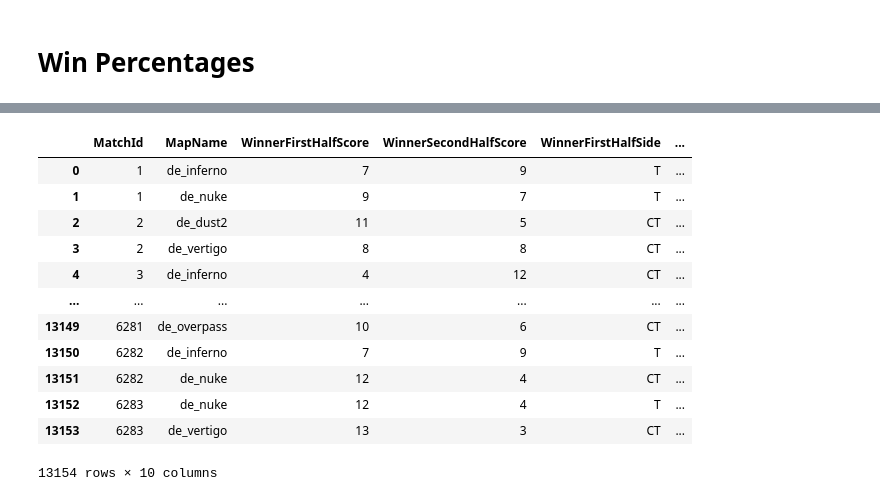
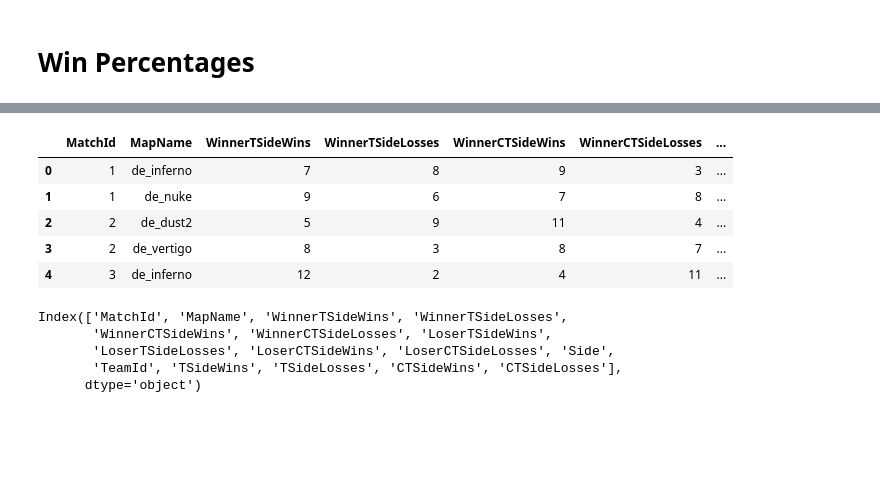
Before and after one commit to guidopetri/csgo-map-bandits, a Jupyter notebook: EDA_awd.ipynb, the cells around one changed output, grey strips where cells are left out. Saved outputs shown, nothing was run; the diff lists cells and outputs as text; code cells hidden in the pictures; blank space fills up the shorter version.

```diff
--- a/EDA_awd.ipynb
+++ b/EDA_awd.ipynb
@@ -599,2 +576,0 @@ def winner_CT_side_losses(row):
-# %%
-demos_small['T_FirstHalfScore'] = demos_small.apply(axis=1)
@@ -626,16 +577,44 @@ demos_small.melt(id_vars=['MatchId','MapName'],value_vars=['WinnerFirstHalfScore
-# %%
-demos_small
-# %% [output]
-|  | MatchId | MapName | WinnerFirstHalfScore | WinnerSecondHalfScore | WinnerFirstHalfSide | ... |
-| 0 | 1 | de_inferno | 7 | 9 | T | ... |
-| 1 | 1 | de_nuke | 9 | 7 | T | ... |
-| 2 | 2 | de_dust2 | 11 | 5 | CT | ... |
-| 3 | 2 | de_vertigo | 8 | 8 | CT | ... |
-| 4 | 3 | de_inferno | 4 | 12 | CT | ... |
-| ... | ... | ... | ... | ... | ... | ... |
-| 13149 | 6281 | de_overpass | 10 | 6 | CT | ... |
-| 13150 | 6282 | de_inferno | 7 | 9 | T | ... |
-| 13151 | 6282 | de_nuke | 12 | 4 | CT | ... |
-| 13152 | 6283 | de_nuke | 12 | 4 | T | ... |
-| 13153 | 6283 | de_vertigo | 13 | 3 | CT | ... |
-13154 rows × 10 columns
+# %%
+temp = demos_small.apply(create_side_wins,axis=1)
+demos_winloss = (pd.DataFrame.from_dict(temp.tolist())
+                 .rename(columns={
+                     0 : 'WinnerTSideWins',
+                     1 : 'WinnerTSideLosses',
+                     2 : 'WinnerCTSideWins',
+                     3 : 'WinnerCTSideLosses',
+                     4 : 'LoserTSideWins',
+                     5 : 'LoserTSideLosses',
+                     6 : 'LoserCTSideWins',
+                     7 : 'LoserCTSideLosses'
+                 }
+                        )
+                )
+# %%
+demos_winloss = demos_small.join(demos_winloss)
+# %%
+
+long_df = pd.melt(demos_winloss,
+                  id_vars=[
+                      'MatchId',
+                      'MapName',
+                      'WinnerTSideWins',
+                      'WinnerTSideLosses',
+                      'WinnerCTSideWins',
+                      'WinnerCTSideLosses',
+                      'LoserTSideWins',
+                      'LoserTSideLosses',
+                      'LoserCTSideWins',
+                      'LoserCTSideLosses'
+                  ],
+                  value_vars = ['WinnerId','LoserId'],
+                  var_name='Side',
+                  value_name='TeamId')
+# %%
+long_df.head()
+# %% [output]
+|  | MatchId | MapName | WinnerTSideWins | WinnerTSideLosses | WinnerCTSideWins | WinnerCTSideLosses | ... |
+| 0 | 1 | de_inferno | 7 | 8 | 9 | 3 | ... |
+| 1 | 1 | de_nuke | 9 | 6 | 7 | 8 | ... |
+| 2 | 2 | de_dust2 | 5 | 9 | 11 | 4 | ... |
+| 3 | 2 | de_vertigo | 8 | 3 | 8 | 7 | ... |
+| 4 | 3 | de_inferno | 12 | 2 | 4 | 11 | ... |
@@ -641,0 +653,8 @@ demos_small
+# %%
+long_side_win_loss.columns
+# %% [output]
+Index(['MatchId', 'MapName', 'WinnerTSideWins', 'WinnerTSideLosses',
+       'WinnerCTSideWins', 'WinnerCTSideLosses', 'LoserTSideWins',
+       'LoserTSideLosses', 'LoserCTSideWins', 'LoserCTSideLosses', 'Side',
+       'TeamId', 'TSideWins', 'TSideLosses', 'CTSideWins', 'CTSideLosses'],
+      dtype='object')
```
Also changed, not shown: parts of 19 cells of this notebook.
